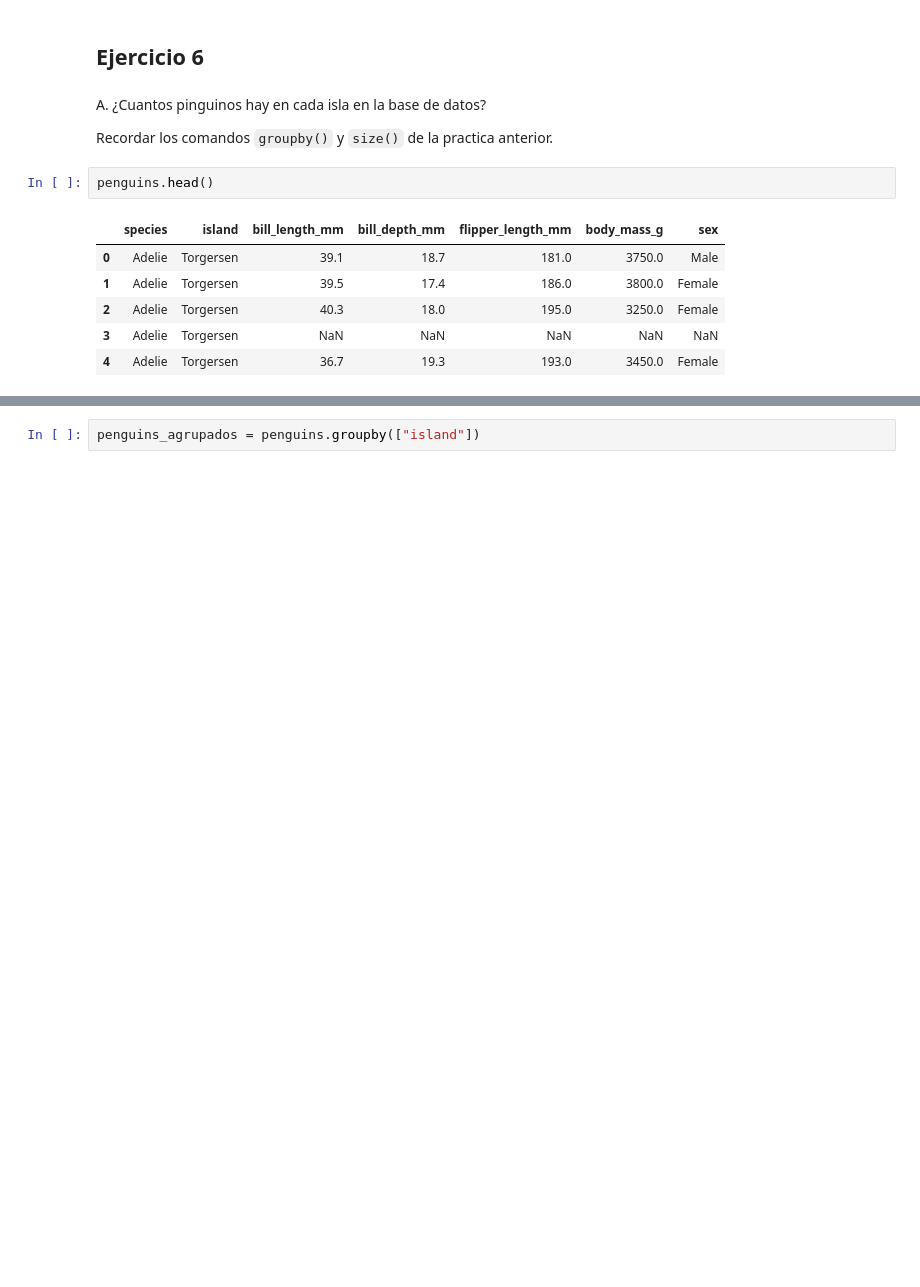
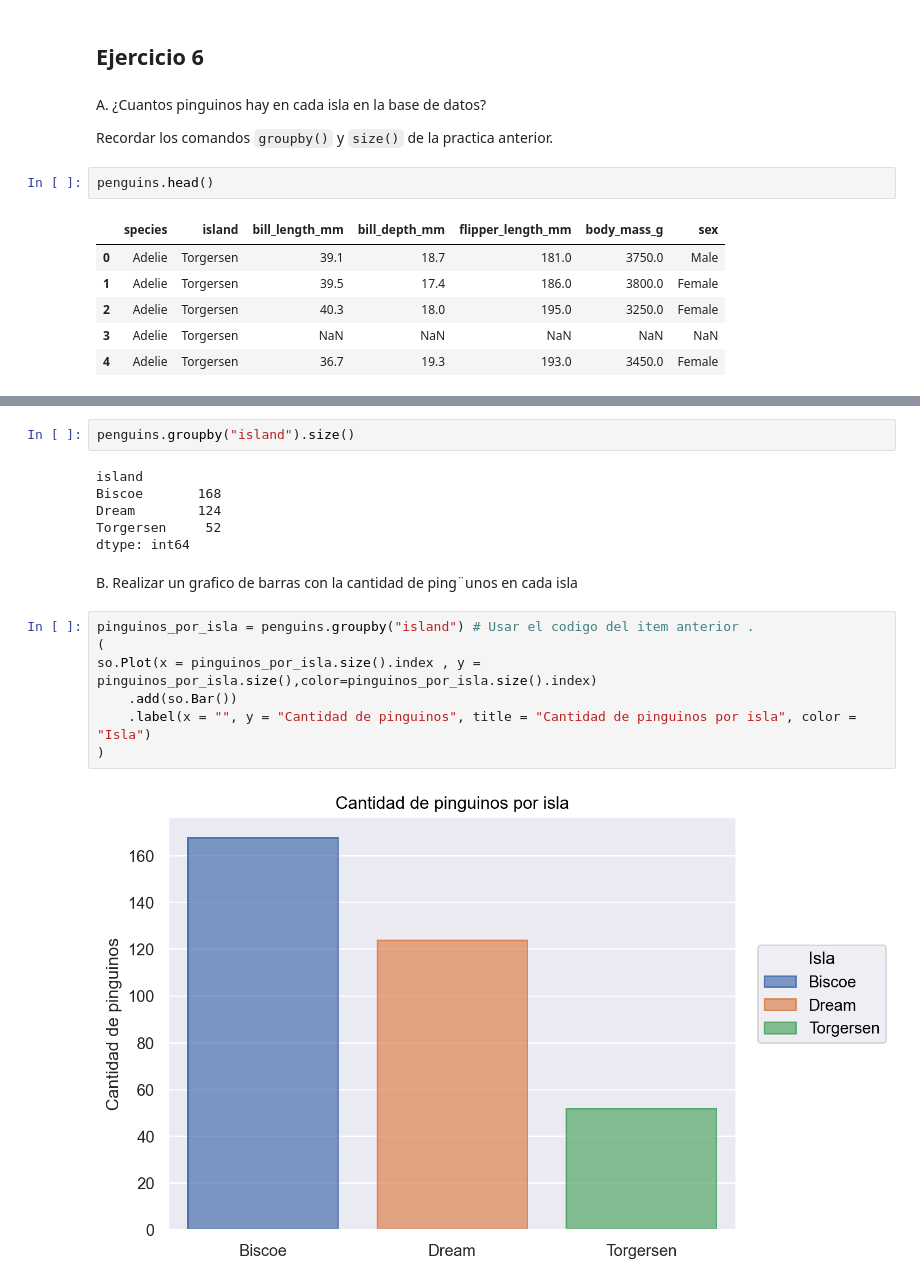
Before and after one commit to Gabrielnm7/Laboratorio-de-Datos1C24, a Jupyter notebook: Practicas/practica3.ipynb, the cells around one changed output, grey strips where cells are left out. Saved outputs shown, nothing was run; the diff lists cells and outputs as text; blank space fills up the shorter version.

```diff
--- a/Practicas/practica3.ipynb
+++ b/Practicas/practica3.ipynb
@@ -258,2 +266,20 @@ penguins.head()
 # %%
-penguins_agrupados = penguins.groupby(["island"])
+penguins.groupby("island").size()
+# %% [output]
+island
+Biscoe       168
+Dream        124
+Torgersen     52
+dtype: int64
+# %% [markdown]
+B.
+Realizar un grafico de barras con la cantidad de ping¨unos en cada isla
+# %%
+pinguinos_por_isla = penguins.groupby("island") # Usar el codigo del item anterior .
+(
+so.Plot(x = pinguinos_por_isla.size().index , y = pinguinos_por_isla.size(),color=pinguinos_por_isla.size().index)
+    .add(so.Bar())
+    .label(x = "", y = "Cantidad de pinguinos", title = "Cantidad de pinguinos por isla", color = "Isla")
+)
+# %% [output]
+[figure, added]
```
Also changed, not shown: parts of 13 cells of this notebook.
